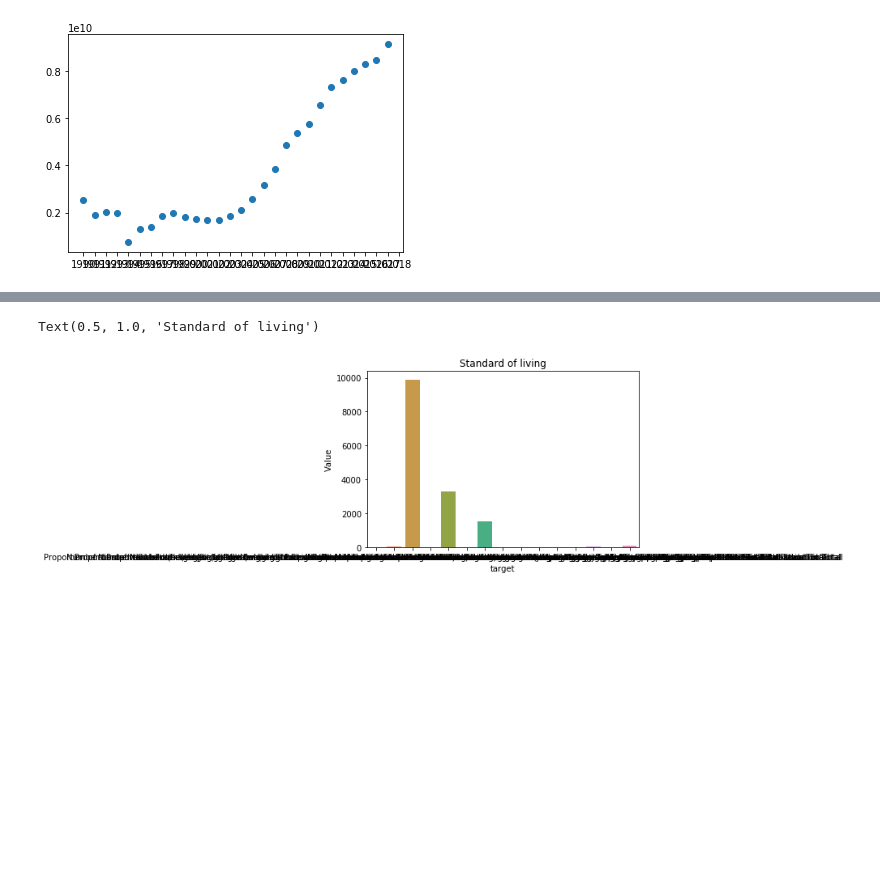
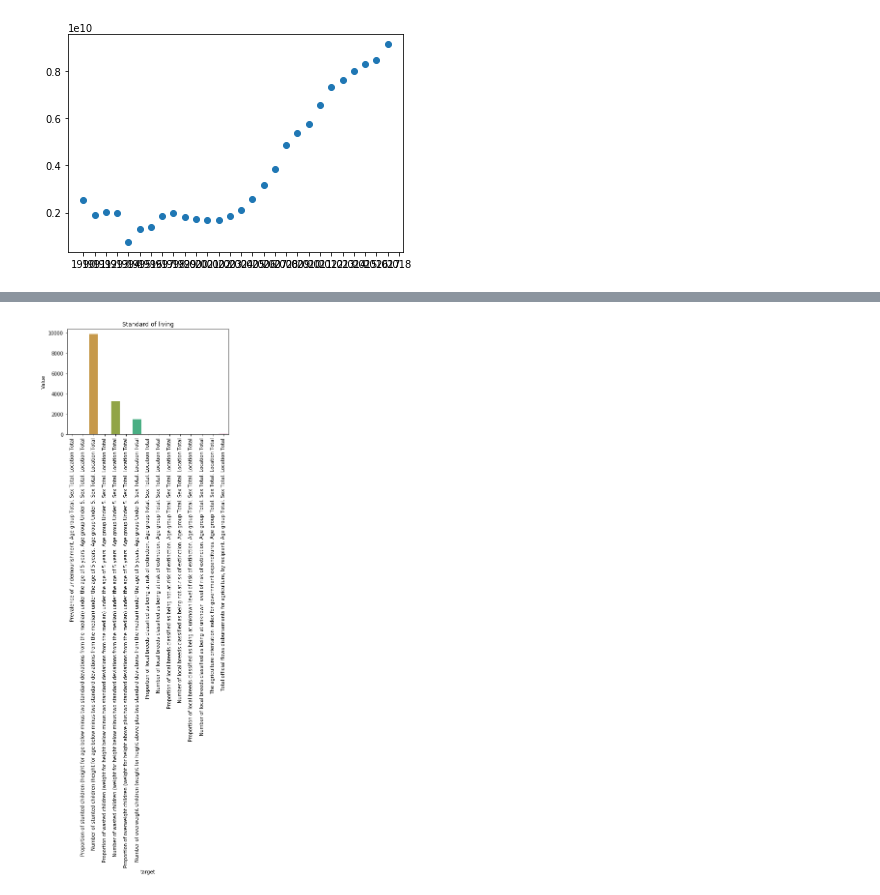
Before and after one commit to OmolaraAdisa/Omolara_capstone_project, a Jupyter notebook: Standard of living.ipynb, the cells around one changed output, grey strips where cells are left out. Saved outputs shown, nothing was run; the diff lists cells and outputs as text; code cells hidden in the pictures; blank space fills up the shorter version.

```diff
--- a/Standard of living.ipynb
+++ b/Standard of living.ipynb
@@ -407,7 +400,8 @@ plt.scatter(years, gdp)
 <matplotlib.collections.PathCollection at 0x...>
 [figure]
 # %%
-
 visual = sns.barplot(x = 'target', y = 'Value', data=Goal1, ci = None)
 visual.set_title('Standard of living')
+for label in visual.get_xticklabels():
+    label.set_rotation(90)
 # %% [output]
@@ -416,6 +409,7 @@ Text(0.5, 1.0, 'Standard of living')
 # %%
 visual = sns.barplot(x = 'target', y = 'Value', data=Goal2, ci = None)
 visual.set_title('Standard of living')
+for label in visual.get_xticklabels():
+    label.set_rotation(90)
 # %% [output]
-Text(0.5, 1.0, 'Standard of living')
-[figure, old version]
+[figure, new version]
```
Also changed, not shown: parts of 3 cells of this notebook.
